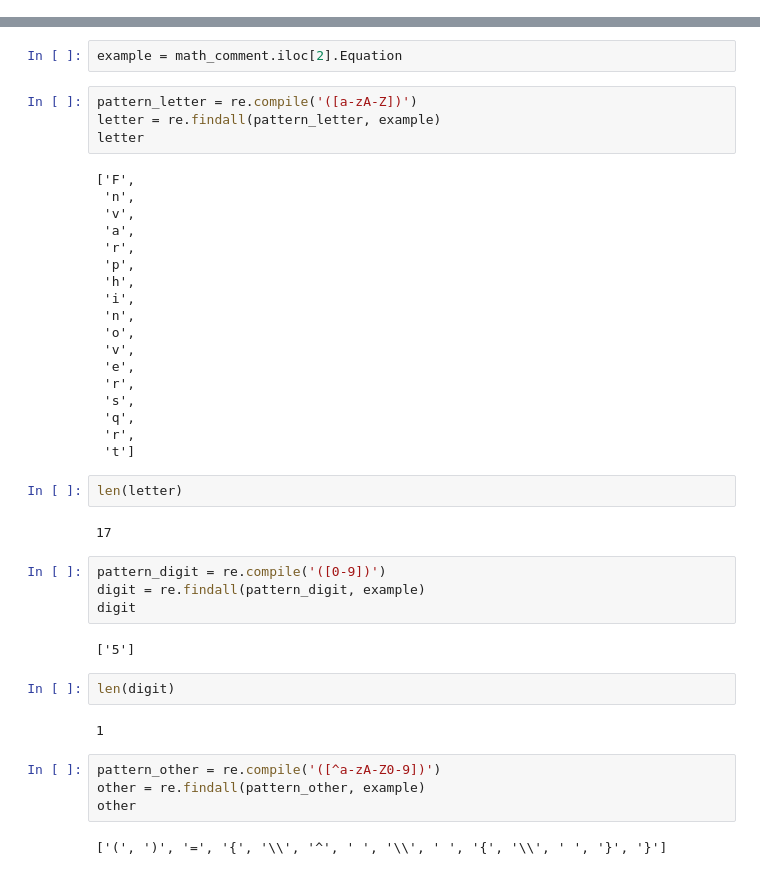
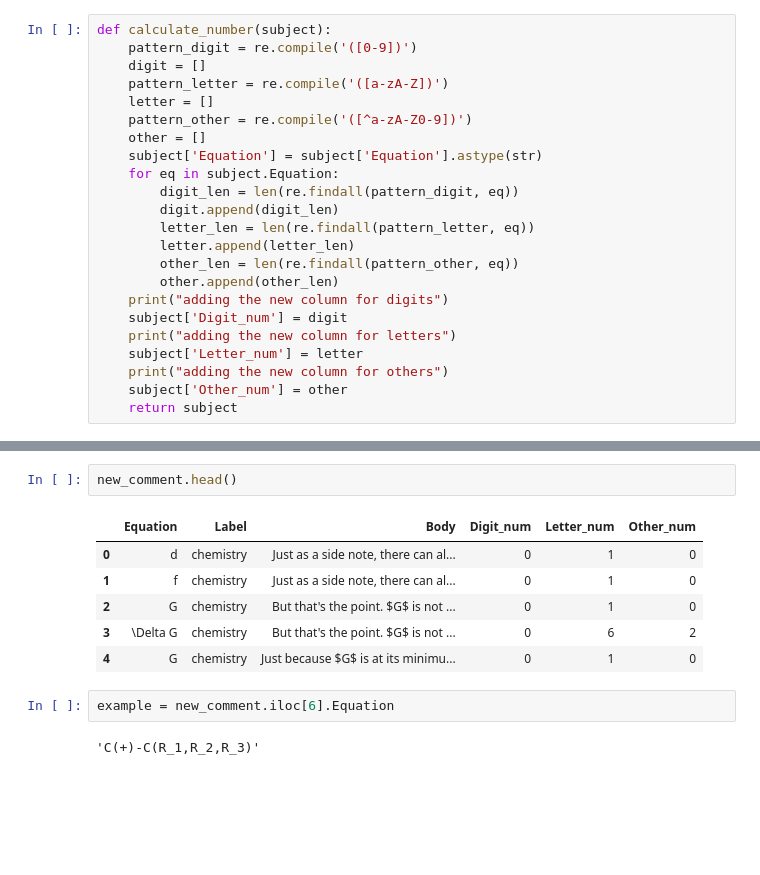
Before and after one commit to gdso-math/math-stack, a Jupyter notebook: notebooks/02_exploratory_data_analysis.ipynb, the cells around one changed output, grey strips where cells are left out. Drawn from its saved outputs; the diff is of its cells as text; blank space fills up the shorter version.

```diff
--- a/notebooks/02_exploratory_data_analysis.ipynb
+++ b/notebooks/02_exploratory_data_analysis.ipynb
@@ -21,0 +33,23 @@ import re
+# %%
+def calculate_number(subject):
+    pattern_digit = re.compile('([0-9])')
+    digit = []
+    pattern_letter = re.compile('([a-zA-Z])')
+    letter = []
+    pattern_other = re.compile('([^a-zA-Z0-9])')
+    other = []
+    subject['Equation'] = subject['Equation'].astype(str)
+    for eq in subject.Equation:
+        digit_len = len(re.findall(pattern_digit, eq))
+        digit.append(digit_len)
+        letter_len = len(re.findall(pattern_letter, eq))
+        letter.append(letter_len)
+        other_len = len(re.findall(pattern_other, eq))
+        other.append(other_len)
+    print("adding the new column for digits")
+    subject['Digit_num'] = digit
+    print("adding the new column for letters")
+    subject['Letter_num'] = letter
+    print("adding the new column for others")
+    subject['Other_num'] = other
+    return subject
@@ -22,44 +62,13 @@ import re
+# %%
+new_comment.head()
+# %% [output]
+|  | Equation | Label | Body | Digit_num | Letter_num | Other_num |
+| 0 | d | chemistry | Just as a side note, there can al... | 0 | 1 | 0 |
+| 1 | f | chemistry | Just as a side note, there can al... | 0 | 1 | 0 |
+| 2 | G | chemistry | But that's the point. $G$ is not ... | 0 | 1 | 0 |
+| 3 | \Delta G | chemistry | But that's the point. $G$ is not ... | 0 | 6 | 2 |
+| 4 | G | chemistry | Just because $G$ is at its minimu... | 0 | 1 | 0 |
 # %%
-example = math_comment.iloc[2].Equation
+example = new_comment.iloc[6].Equation
+# %% [output]
+'C(+)-C(R_1,R_2,R_3)'
-# %%
-pattern_letter = re.compile('([a-zA-Z])')
-letter = re.findall(pattern_letter, example)
-letter
-# %% [output]
-['F',
- 'n',
- 'v',
- 'a',
- 'r',
- 'p',
- 'h',
- 'i',
- 'n',
- 'o',
- 'v',
- 'e',
- 'r',
- 's',
- 'q',
- 'r',
- 't']
-# %%
-len(letter)
-# %% [output]
-17
-# %%
-pattern_digit = re.compile('([0-9])')
-digit = re.findall(pattern_digit, example)
-digit
-# %% [output]
-['5']
-# %%
-len(digit)
-# %% [output]
-1
-# %%
-pattern_other = re.compile('([^a-zA-Z0-9])')
-other = re.findall(pattern_other, example)
-other
-# %% [output]
-['(', ')', '=', '{', '\\', '^', ' ', '\\', ' ', '{', '\\', ' ', '}', '}']
```
Also changed, not shown: parts of 20 cells of this notebook, 5 other files.
